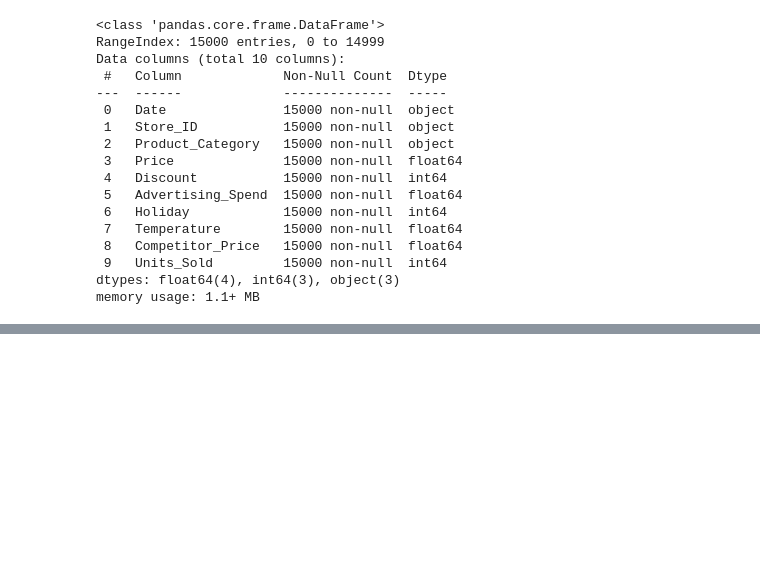
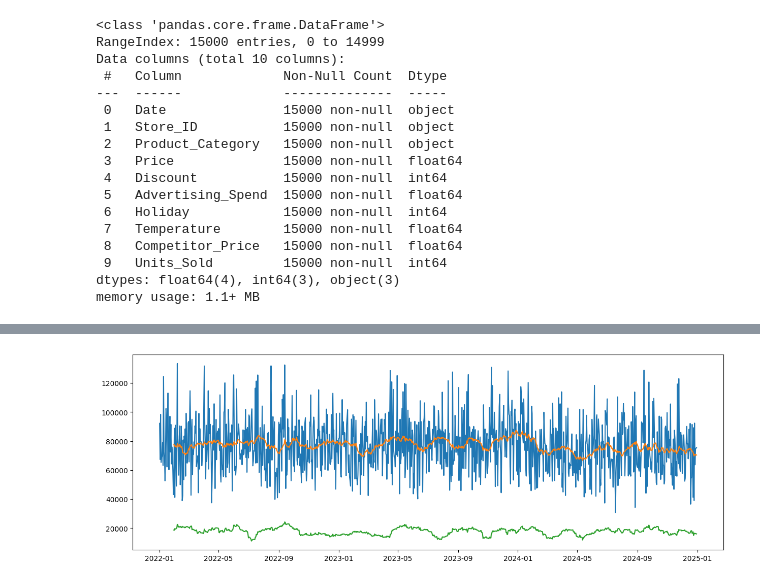
Before and after one commit to projit-1/time_series_analysis_retail_sales_data, a Jupyter notebook: time_series_analysis_retail_sales_data.ipynb, the cells around one changed output, grey strips where cells are left out. Cells and saved outputs as stored; diff of their text form; code cells hidden in the pictures; blank space fills up the shorter version.

```diff
--- a/time_series_analysis_retail_sales_data.ipynb
+++ b/time_series_analysis_retail_sales_data.ipynb
@@ -47,0 +237,10 @@ memory usage: 1.1+ MB
+# %%
+## Calculate 30-day Moving Average.
+
+daily["MA30"] = (
+    daily["Revenue"]
+    .rolling(30)
+    .mean()
+)
+
+daily["MA30"]
@@ -47,0 +261,10 @@ memory usage: 1.1+ MB
+# %%
+## Calculate Rolling Standard Deviation.
+
+daily["Rolling_STD"] = (
+    daily["Revenue"]
+    .rolling(30)
+    .std()
+)
+
+daily["Rolling_STD"]
@@ -47,0 +285,15 @@ memory usage: 1.1+ MB
+# %%
+## Plot Rolling Mean and Rolling Std.
+
+plt.figure(figsize=(15,5))
+
+plt.plot(daily["Revenue"])
+
+plt.plot(daily["MA30"])
+
+plt.plot(daily["Rolling_STD"])
+
+
+plt.show()
+# %% [output]
+[figure, added]
```
Also changed, not shown: parts of 21 cells of this notebook.
